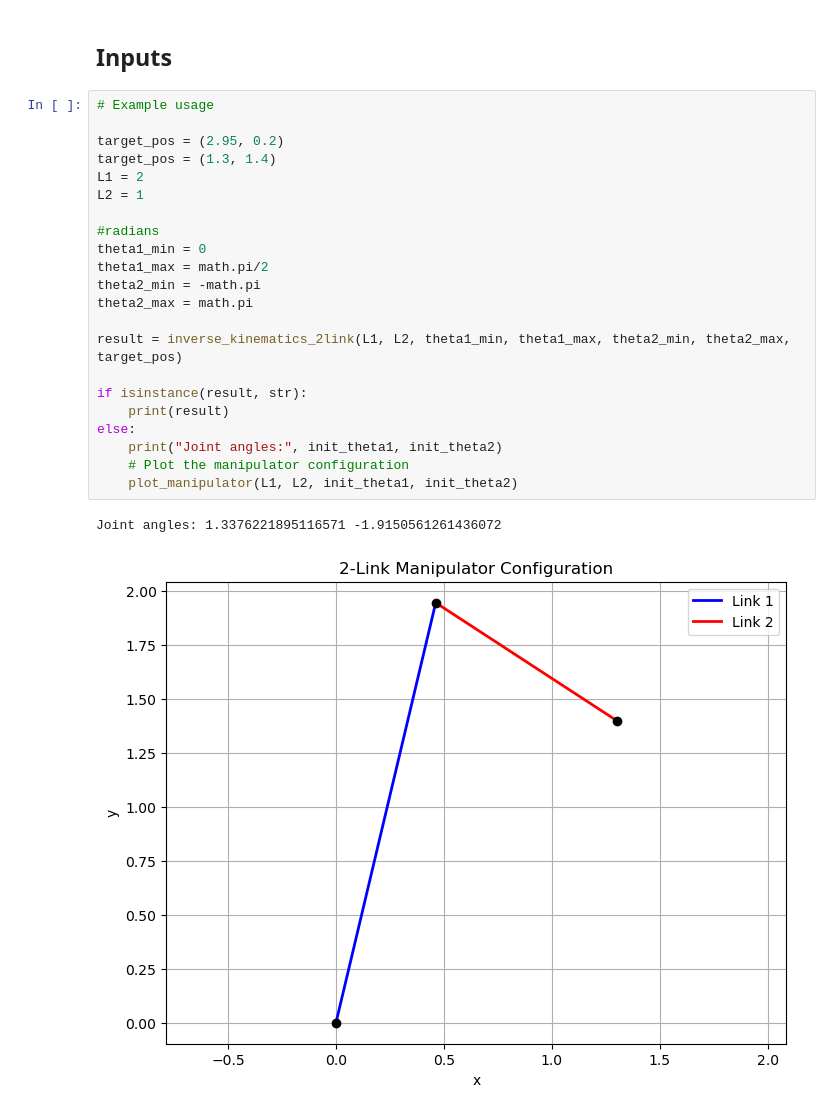
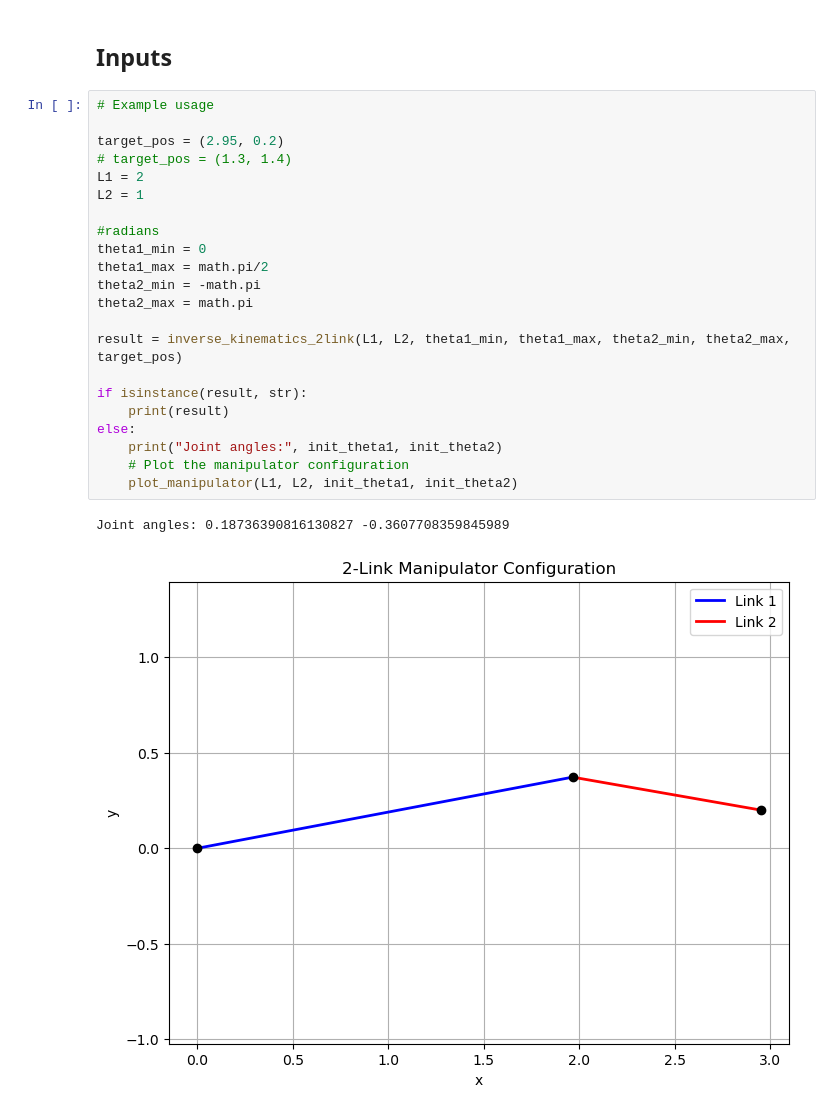
Before and after one commit to cathy-guo/Manipulator_Optimal_Control, a Jupyter notebook: classical_optimization/inverse_kinematics_visualizer.ipynb, the cells around one changed output. Cells and saved outputs as stored; diff of their text form.

```diff
--- a/classical_optimization/inverse_kinematics_visualizer.ipynb
+++ b/classical_optimization/inverse_kinematics_visualizer.ipynb
@@ -86,25 +86,25 @@ def plot_manipulator(L1, L2, theta1, theta2):
 # %%
 # Example usage
 
 target_pos = (2.95, 0.2)
-target_pos = (1.3, 1.4)
+# target_pos = (1.3, 1.4)
 L1 = 2
 L2 = 1
 
 #radians
 theta1_min = 0
 theta1_max = math.pi/2
 theta2_min = -math.pi
 theta2_max = math.pi
 
 result = inverse_kinematics_2link(L1, L2, theta1_min, theta1_max, theta2_min, theta2_max, target_pos)
 
 if isinstance(result, str):
     print(result)
 else:
     print("Joint angles:", init_theta1, init_theta2)
     # Plot the manipulator configuration
     plot_manipulator(L1, L2, init_theta1, init_theta2)
 # %% [output]
-Joint angles: 1.3376221895116571 -1.9150561261436072
+Joint angles: 0.18736390816130827 -0.3607708359845989
-[figure, old version]
+[figure, new version]
```
Also changed, not shown: parts of 1 cell of this notebook, 1 other file.
